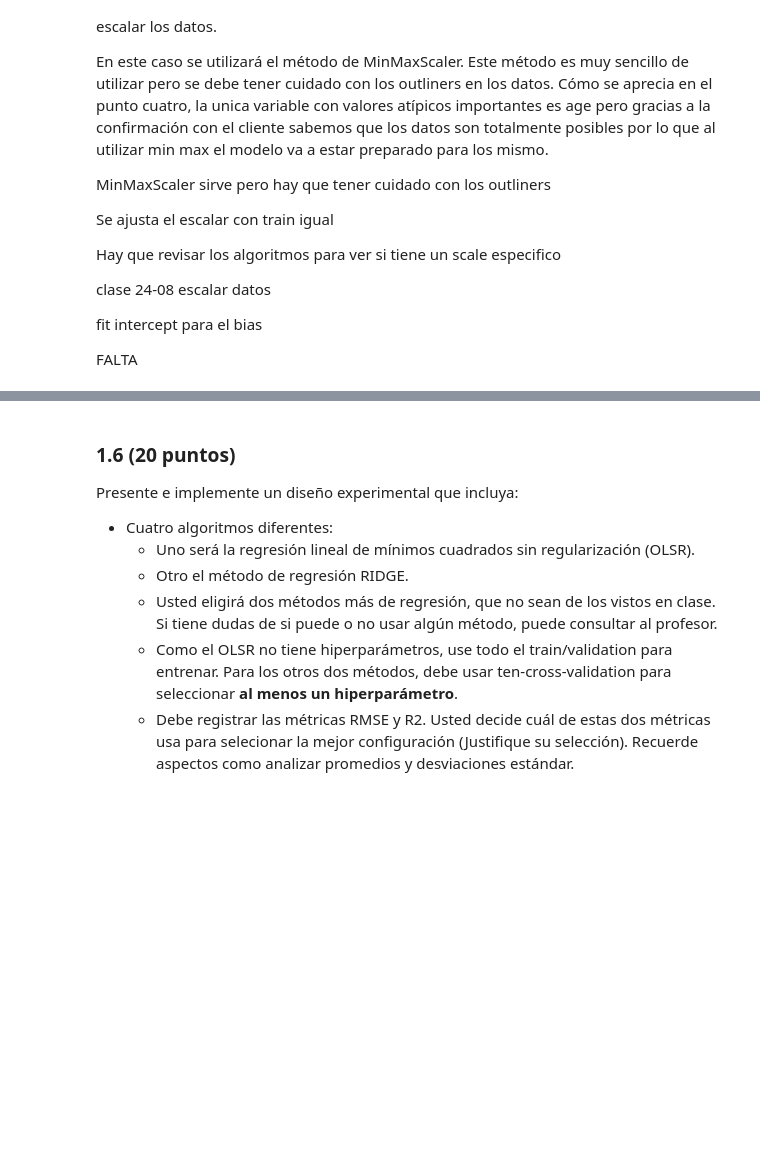
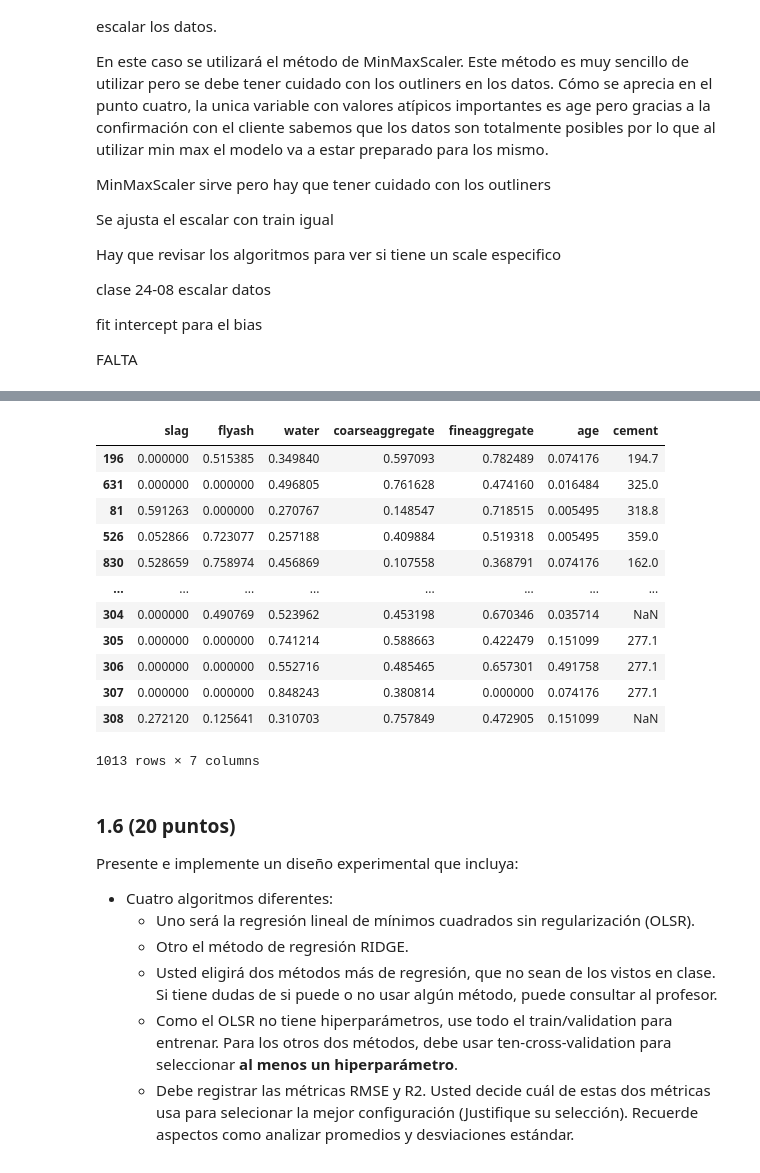
Before and after one commit to GabrielVargasR/University-Artificial-Intelligence, a Jupyter notebook: TC3 - Regression and Feature Engineering/2021-2-Trabajo Practico_03.ipynb, the cells around one changed output, grey strips where cells are left out. Cells and saved outputs as stored; diff of their text form; code cells hidden in the pictures; blank space fills up the shorter version.

```diff
--- a/TC3 - Regression and Feature Engineering/2021-2-Trabajo Practico_03.ipynb
+++ b/TC3 - Regression and Feature Engineering/2021-2-Trabajo Practico_03.ipynb
@@ -549,16 +563,34 @@ ValueError: Shape of passed values is (2, 1), indices imply (2, 6)
 # %%
 # Agrupando los datos
-
-df_trainVal = pd.DataFrame(X_trainVal_scaled,columns=X_trainVal_prep.columns).append(Y_trainVal_prep)
+df_trainVal = pd.DataFrame(X_trainVal_scaled,columns=X_trainVal_prep.columns, index=X_trainVal_prep.index)
+df_trainVal[Y_trainVal_prep.columns[0]] = Y_trainVal_prep
 
 # ? Preguntar al profe si el archivo de datos debe tener el set de test
+# ? Preguntar si se deben quitar los valores nulos
 # En caso de que se quiten nulos se debe modificar Y_test
-df_test = pd.DataFrame(X_test_scaled,columns=X_test_scaled.columns).append(Y_test)
+df_test = pd.DataFrame(X_test_scaled,columns=X_test_prep.columns)
+df_test[Y_test.columns[0]] = Y_test
 
 # Data Frame with processed data
 df_data_processed = df_trainVal.append(df_test)
 
+df_data_processed.to_csv("Concrete_DataPROCESADO.csv")
+
 df_data_processed
+# %% [output]
+|  | slag | flyash | water | coarseaggregate | fineaggregate | age | cement |
+| 196 | 0.000000 | 0.515385 | 0.349840 | 0.597093 | 0.782489 | 0.074176 | 194.7 |
+| 631 | 0.000000 | 0.000000 | 0.496805 | 0.761628 | 0.474160 | 0.016484 | 325.0 |
+| 81 | 0.591263 | 0.000000 | 0.270767 | 0.148547 | 0.718515 | 0.005495 | 318.8 |
+| 526 | 0.052866 | 0.723077 | 0.257188 | 0.409884 | 0.519318 | 0.005495 | 359.0 |
+| 830 | 0.528659 | 0.758974 | 0.456869 | 0.107558 | 0.368791 | 0.074176 | 162.0 |
+| ... | ... | ... | ... | ... | ... | ... | ... |
+| 304 | 0.000000 | 0.490769 | 0.523962 | 0.453198 | 0.670346 | 0.035714 | NaN |
+| 305 | 0.000000 | 0.000000 | 0.741214 | 0.588663 | 0.422479 | 0.151099 | 277.1 |
+| 306 | 0.000000 | 0.000000 | 0.552716 | 0.485465 | 0.657301 | 0.491758 | 277.1 |
+| 307 | 0.000000 | 0.000000 | 0.848243 | 0.380814 | 0.000000 | 0.074176 | 277.1 |
+| 308 | 0.272120 | 0.125641 | 0.310703 | 0.757849 | 0.472905 | 0.151099 | NaN |
+1013 rows × 7 columns
 # %% [markdown]
 ### 1.6 (20 puntos)
 Presente e implemente un diseño experimental que incluya:
```
Also changed, not shown: parts of 8 cells of this notebook.
